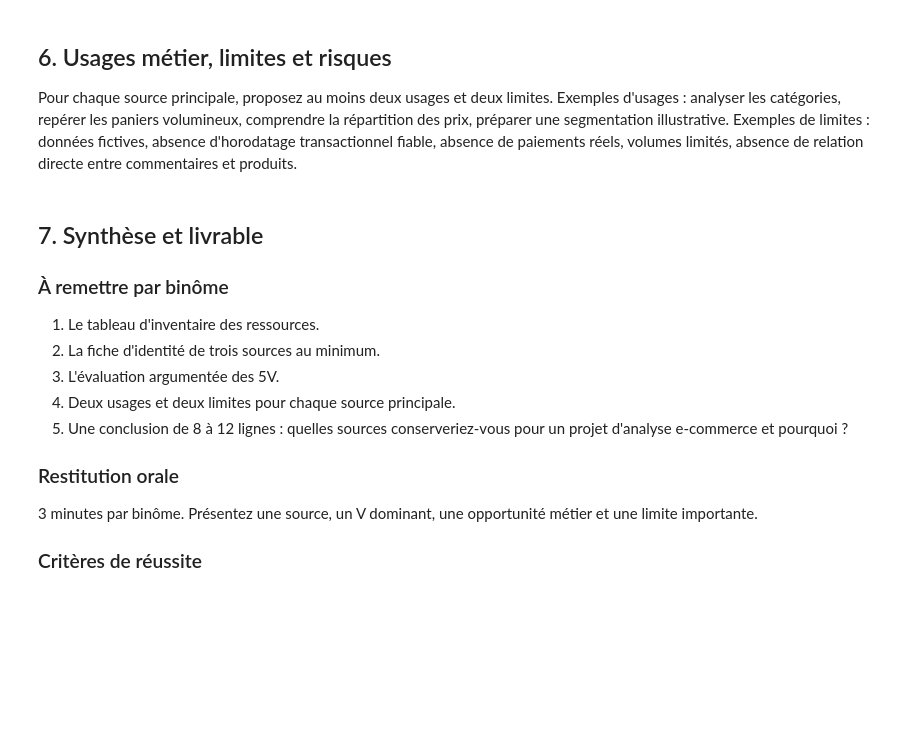
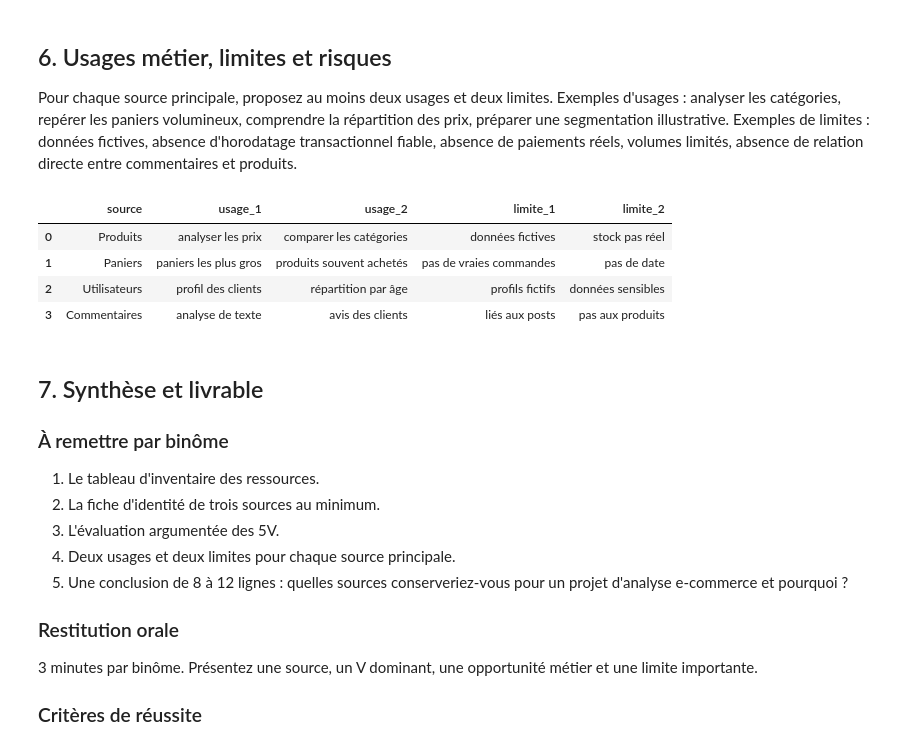
Before and after one commit to Abdoul-ilmi/Big-Data-B2-Abdoul-Mohamed, a Jupyter notebook: notebooks/01_atelier_exploration_sources.ipynb, the cells around one changed output. Drawn from its saved outputs; the diff is of its cells as text; code cells hidden in the pictures; blank space fills up the shorter version.

```diff
--- a/notebooks/01_atelier_exploration_sources.ipynb
+++ b/notebooks/01_atelier_exploration_sources.ipynb
@@ -182,12 +278,18 @@ display(analyse_5v)
 Pour chaque source principale, proposez au moins deux usages et deux limites. Exemples d'usages : analyser les catégories, repérer les paniers volumineux, comprendre la répartition des prix, préparer une segmentation illustrative. Exemples de limites : données fictives, absence d'horodatage transactionnel fiable, absence de paiements réels, volumes limités, absence de relation directe entre commentaires et produits.
 # %%
 usages_limites = pd.DataFrame([
-    {"source":"Produits","usage_1":"","usage_2":"","limite_1":"","limite_2":""},
-    {"source":"Paniers","usage_1":"","usage_2":"","limite_1":"","limite_2":""},
-    {"source":"Utilisateurs","usage_1":"","usage_2":"","limite_1":"","limite_2":""},
-    {"source":"Commentaires","usage_1":"","usage_2":"","limite_1":"","limite_2":""}
+    {"source":"Produits","usage_1":"analyser les prix","usage_2":"comparer les catégories","limite_1":"données fictives","limite_2":"stock pas réel"},
+    {"source":"Paniers","usage_1":"paniers les plus gros","usage_2":"produits souvent achetés","limite_1":"pas de vraies commandes","limite_2":"pas de date"},
+    {"source":"Utilisateurs","usage_1":"profil des clients","usage_2":"répartition par âge","limite_1":"profils fictifs","limite_2":"données sensibles"},
+    {"source":"Commentaires","usage_1":"analyse de texte","usage_2":"avis des clients","limite_1":"liés aux posts","limite_2":"pas aux produits"},
 ])
 display(usages_limites)
+# %% [output]
+|  | source | usage_1 | usage_2 | limite_1 | limite_2 |
+| 0 | Produits | analyser les prix | comparer les catégories | données fictives | stock pas réel |
+| 1 | Paniers | paniers les plus gros | produits souvent achetés | pas de vraies commandes | pas de date |
+| 2 | Utilisateurs | profil des clients | répartition par âge | profils fictifs | données sensibles |
+| 3 | Commentaires | analyse de texte | avis des clients | liés aux posts | pas aux produits |
 # %% [markdown]
 ## 7. Synthèse et livrable
 
```
Also changed, not shown: parts of 10 cells of this notebook, 13 other files.
